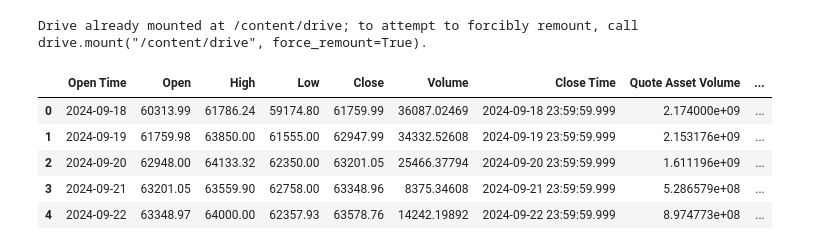
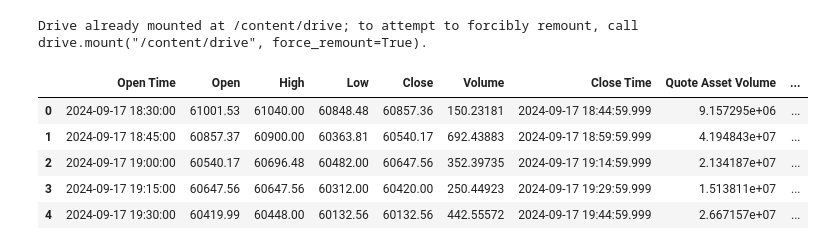
Before and after one commit to Zezoo123/DeFi-Arbitrage-and-Prediction-Tool, a Jupyter notebook: neural_networks/lstm.ipynb, the cells around one changed output. Cells and saved outputs as stored; diff of their text form; code cells hidden in the pictures.

```diff
--- a/neural_networks/lstm.ipynb
+++ b/neural_networks/lstm.ipynb
@@ -13,12 +14,12 @@ import os
 # %%
 folderpath = '/content/drive/MyDrive/BTC/'
 
-df = pd.read_csv(folderpath + '1d.csv')
+df = pd.read_csv(folderpath + '15m.csv')
 df.head()
 # %% [output]
 |  | Open Time | Open | High | Low | Close | Volume | Close Time | Quote Asset Volume | ... |
-| 0 | 2024-09-18 | 60313.99 | 61786.24 | 59174.80 | 61759.99 | 36087.02469 | 2024-09-18 23:59:59.999 | 2.174000e+09 | ... |
-| 1 | 2024-09-19 | 61759.98 | 63850.00 | 61555.00 | 62947.99 | 34332.52608 | 2024-09-19 23:59:59.999 | 2.153176e+09 | ... |
-| 2 | 2024-09-20 | 62948.00 | 64133.32 | 62350.00 | 63201.05 | 25466.37794 | 2024-09-20 23:59:59.999 | 1.611196e+09 | ... |
-| 3 | 2024-09-21 | 63201.05 | 63559.90 | 62758.00 | 63348.96 | 8375.34608 | 2024-09-21 23:59:59.999 | 5.286579e+08 | ... |
-| 4 | 2024-09-22 | 63348.97 | 64000.00 | 62357.93 | 63578.76 | 14242.19892 | 2024-09-22 23:59:59.999 | 8.974773e+08 | ... |
+| 0 | 2024-09-17 18:30:00 | 61001.53 | 61040.00 | 60848.48 | 60857.36 | 150.23181 | 2024-09-17 18:44:59.999 | 9.157295e+06 | ... |
+| 1 | 2024-09-17 18:45:00 | 60857.37 | 60900.00 | 60363.81 | 60540.17 | 692.43883 | 2024-09-17 18:59:59.999 | 4.194843e+07 | ... |
+| 2 | 2024-09-17 19:00:00 | 60540.17 | 60696.48 | 60482.00 | 60647.56 | 352.39735 | 2024-09-17 19:14:59.999 | 2.134187e+07 | ... |
+| 3 | 2024-09-17 19:15:00 | 60647.56 | 60647.56 | 60312.00 | 60420.00 | 250.44923 | 2024-09-17 19:29:59.999 | 1.513811e+07 | ... |
+| 4 | 2024-09-17 19:30:00 | 60419.99 | 60448.00 | 60132.56 | 60132.56 | 442.55572 | 2024-09-17 19:44:59.999 | 2.667157e+07 | ... |
```
Also changed, not shown: parts of 7 cells of this notebook.
